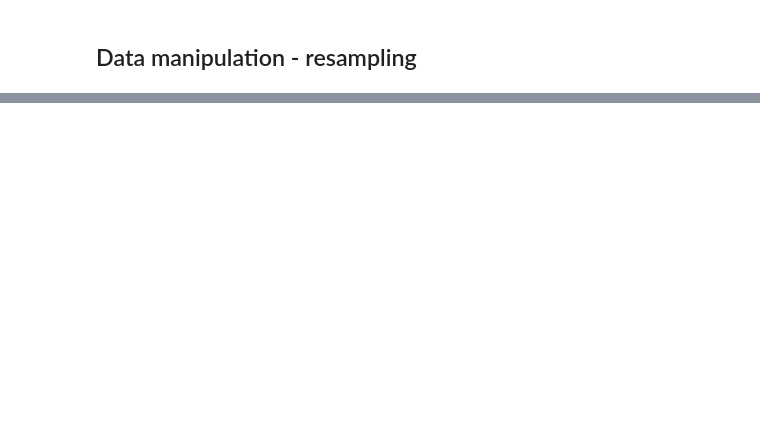
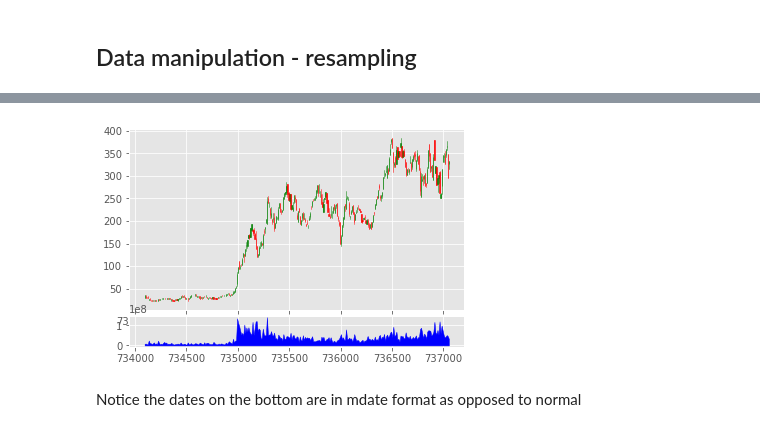
Before and after one commit to umerhasan17/mlds, a Jupyter notebook: algoTrading/algoNotebook.ipynb, the cells around one changed output, grey strips where cells are left out. Cells and saved outputs as stored; diff of their text form; code cells hidden in the pictures; blank space fills up the shorter version.

```diff
--- a/algoTrading/algoNotebook.ipynb
+++ b/algoTrading/algoNotebook.ipynb
@@ -39,2 +41,8 @@ plt.show()
 # %% [markdown]
 ## Data manipulation - resampling
+# %%
+# open high low close
+df_ohlc = df['Adj Close'].resample('10D').ohlc()
+df_volume = df['Volume'].resample('10D').sum()
+
+print(df_ohlc.head())
@@ -40,0 +57,20 @@ plt.show()
+# %%
+# creating a candlestick ohlc
+df_ohlc.reset_index(inplace=True)
+# converting dates to mdates i.e. really big numbers
+df_ohlc['Date'] = df_ohlc['Date'].map(mdates.date2num)
+# %%
+ax1 = plt.subplot2grid((6, 1), (0, 0), rowspan=5, colspan=1)
+ax2 = plt.subplot2grid((6, 1), (5, 0), rowspan=1, colspan=1, sharex = ax1)
+
+# create the candlestick graph
+candlestick_ohlc(ax1, df_ohlc.values, width=2, colorup='g')
+
+# fill from 0 to the y for volumes
+ax2.fill_between(df_volume.index.map(mdates.date2num), df_volume.values, 0, color='b')
+
+plt.show()
+# %% [output]
+[figure, added]
+# %% [markdown]
+Notice the dates on the bottom are in mdate format as opposed to normal
```
Also changed, not shown: parts of 3 cells of this notebook.
